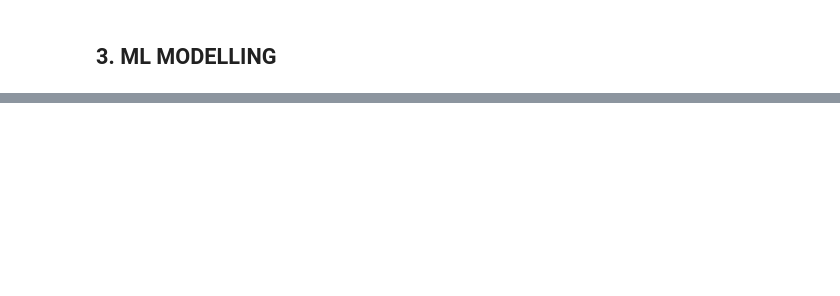
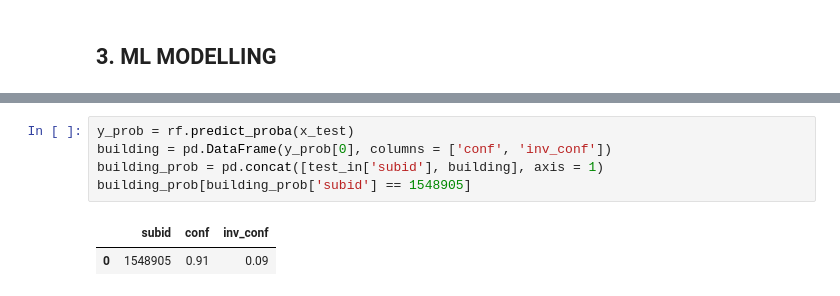
Before and after one commit to AllanMogley/15-Amini-DSC, a Jupyter notebook: 2-processing.ipynb, the cells around one changed output, grey strips where cells are left out. Cells and saved outputs as stored; diff of their text form; blank space fills up the shorter version.

```diff
--- a/2-processing.ipynb
+++ b/2-processing.ipynb
@@ -213,0 +282,8 @@ model_lstm_close.fit(close_x_train, close_y_train, epochs=epochs_n, batch_size=3
+# %%
+y_prob = rf.predict_proba(x_test)
+building = pd.DataFrame(y_prob[0], columns = ['conf', 'inv_conf'])
+building_prob = pd.concat([test_in['subid'], building], axis = 1)
+building_prob[building_prob['subid'] == 1548905]
+# %% [output]
+|  | subid | conf | inv_conf |
+| 0 | 1548905 | 0.91 | 0.09 |
```
Also changed, not shown: parts of 21 cells of this notebook.
